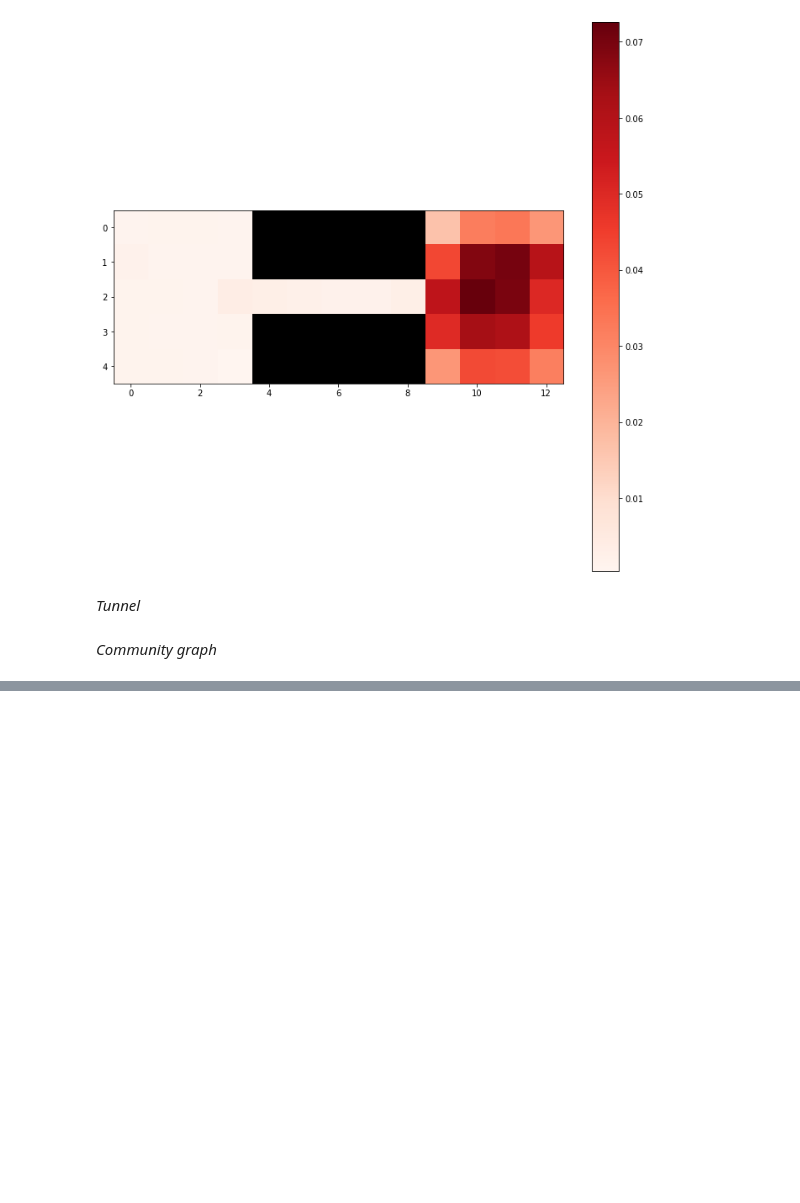
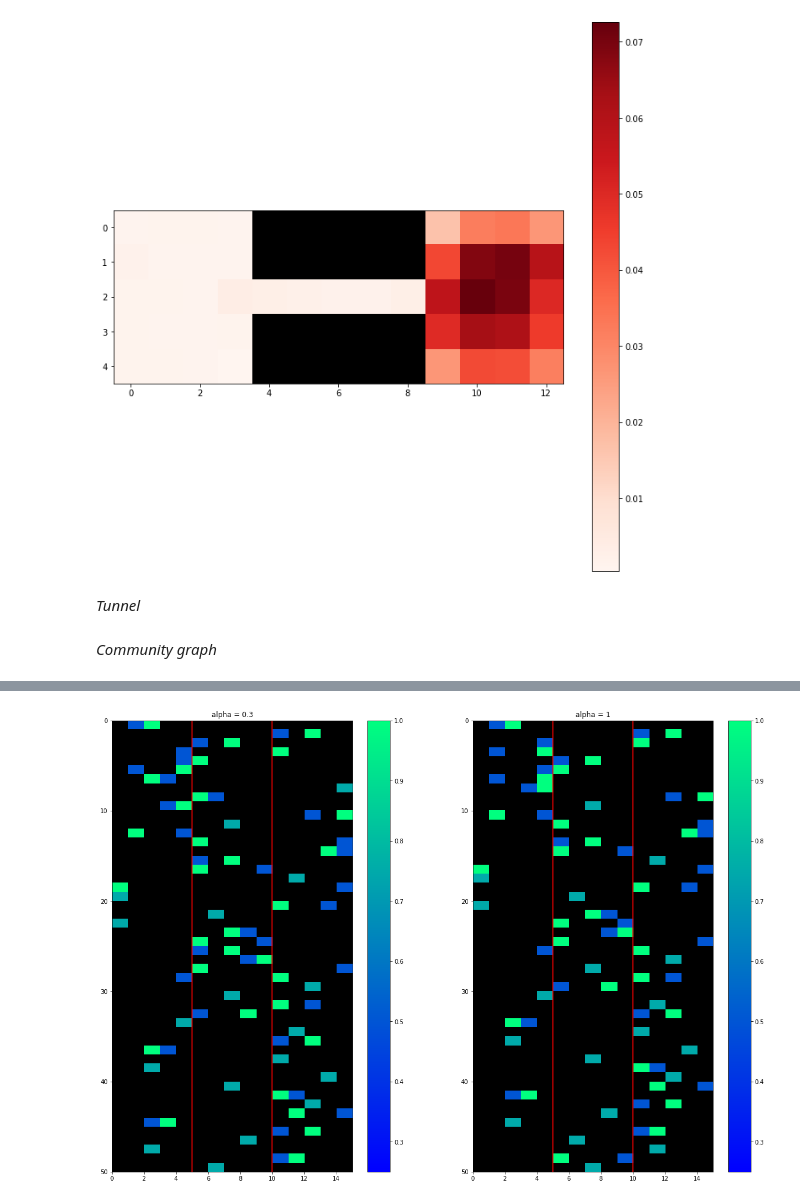
Before and after one commit to Phelixh/prioritisedGeodesic, a Jupyter notebook: In-depth analysis.ipynb, the cells around one changed output, grey strips where cells are left out. Drawn from its saved outputs; the diff is of its cells as text; code cells hidden in the pictures; blank space fills up the shorter version.

```diff
--- a/In-depth analysis.ipynb
+++ b/In-depth analysis.ipynb
@@ -123,0 +126,97 @@ plt.axvline(10, color='r')
+# %%
+# Compare replay patterns across alpha = 1 and alpha = 0.3
+plt.figure(figsize=(20, 14))
+
+skey = 0 # How many sources
+gkey = 1 # How many goals
+
+# Alpha = 0.3
+plt.subplot(1,2,1)
+
+# Load data
+# first number: sources (0 = one source, 1 = some sources, 2 = all sources)
+# second number: goals (0 = one goal, 1 = some goals, 2 = all goals)
+# third number: learning rate
+d = np.load('Data/cg_5c_3n_0.30_%d_%d.npz' % (skey, gkey), allow_pickle=True)
+
+# Bottleneck enclosure params
+num_states = d['num_states']
+neighbourhood_size = d['num_nbrs']
+num_neighbourhoods = d['num_nbrhds']
+
+# Actual data
+replay_seqs = d['replay_seqs']
+needs = d['needs']
+trans_needs = d['trans_needs']
+gains = d['gains']
+all_MEVBs = d['all_MEVBs']
+backups = d['backups']
+num_replay_steps = replay_seqs.shape[0]
+memories = d['memories']
+
+# Visualize replay for community graph
+replays = np.zeros((num_replay_steps, num_states))
+
+for i in range(num_replay_steps):
+    source, action, target = replay_seqs[i]
+    if source == target:
+        replays[i, source] = 0.75
+    else:
+        replays[i, source] = 0.5
+        replays[i, target] = 1.0
+
+palette = copy(plt.get_cmap('winter'))
+palette.set_under('black', 1.0)
+
+plt.imshow(replays, aspect='auto', extent=[0, num_states, num_replay_steps, 0], cmap=palette, vmin=0.25, vmax=1.0)
+plt.ylim(50, 0)
+plt.colorbar()
+plt.axvline(5, color='r')
+plt.axvline(10, color='r')
+plt.title('alpha = 0.3')
+
+# Alpha = 1.0
+plt.subplot(1,2,2)
+
+# Load data
+# first number: sources (0 = one source, 1 = some sources, 2 = all sources)
+# second number: goals (0 = one goal, 1 = some goals, 2 = all goals)
+# third number: learning rate
+d = np.load('Data/cg_5c_3n_%d_%d.npz' % (skey, gkey), allow_pickle=True)
+
+# Bottleneck enclosure params
+num_states = d['num_states']
+neighbourhood_size = d['num_nbrs']
+num_neighbourhoods = d['num_nbrhds']
+
+# Actual data
+replay_seqs = d['replay_seqs']
+needs = d['needs']
+trans_needs = d['trans_needs']
+gains = d['gains']
+all_MEVBs = d['all_MEVBs']
+backups = d['backups']
+num_replay_steps = replay_seqs.shape[0]
+memories = d['memories']
+
+# Visualize replay for community graph
+replays = np.zeros((num_replay_steps, num_states))
+
+for i in range(num_replay_steps):
+    source, action, target = replay_seqs[i]
+    if source == target:
+        replays[i, source] = 0.75
+    else:
+        replays[i, source] = 0.5
+        replays[i, target] = 1.0
+
+palette = copy(plt.get_cmap('winter'))
+palette.set_under('black', 1.0)
+
+plt.imshow(replays, aspect='auto', extent=[0, num_states, num_replay_steps, 0], cmap=palette, vmin=0.25, vmax=1.0)
+plt.ylim(50, 0)
+plt.colorbar()
+plt.axvline(5, color='r')
+plt.axvline(10, color='r')
+plt.title('alpha = 1')
+# %% [output]
@@ -123,0 +224 @@ plt.axvline(10, color='r')
+[figure, added]
```
Also changed, not shown: parts of 4 cells of this notebook, 6 other files.
